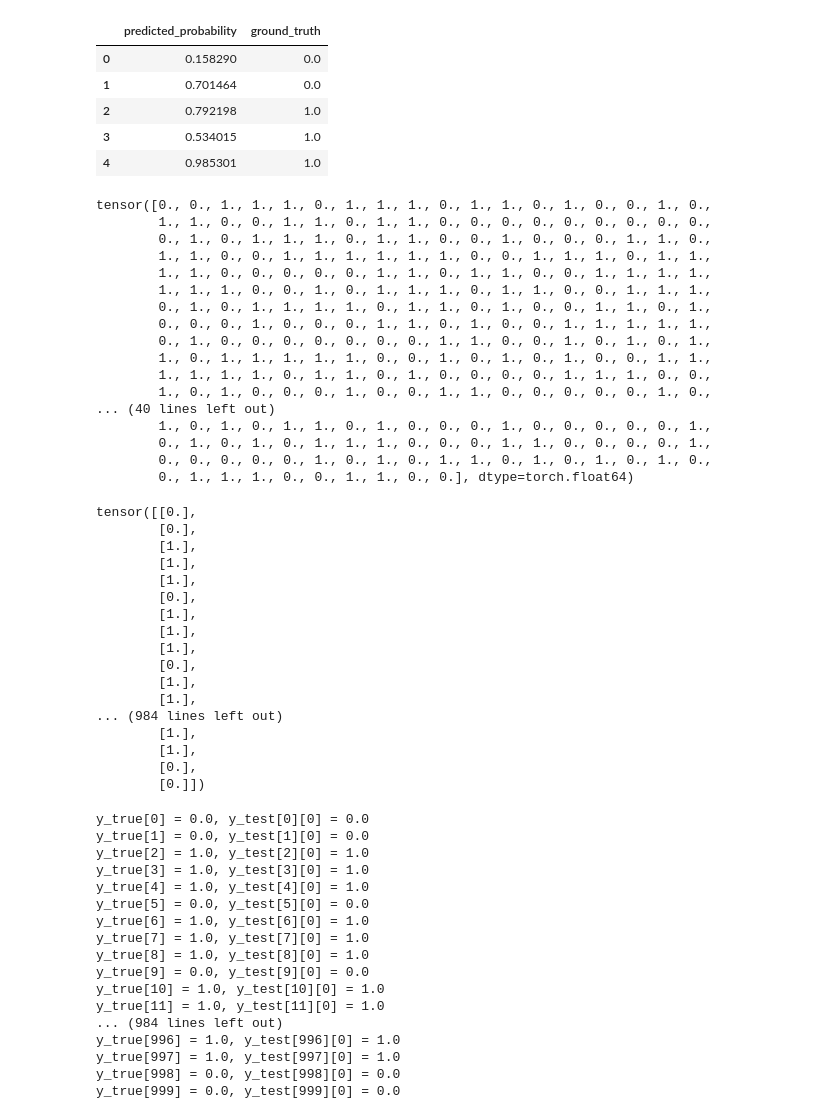
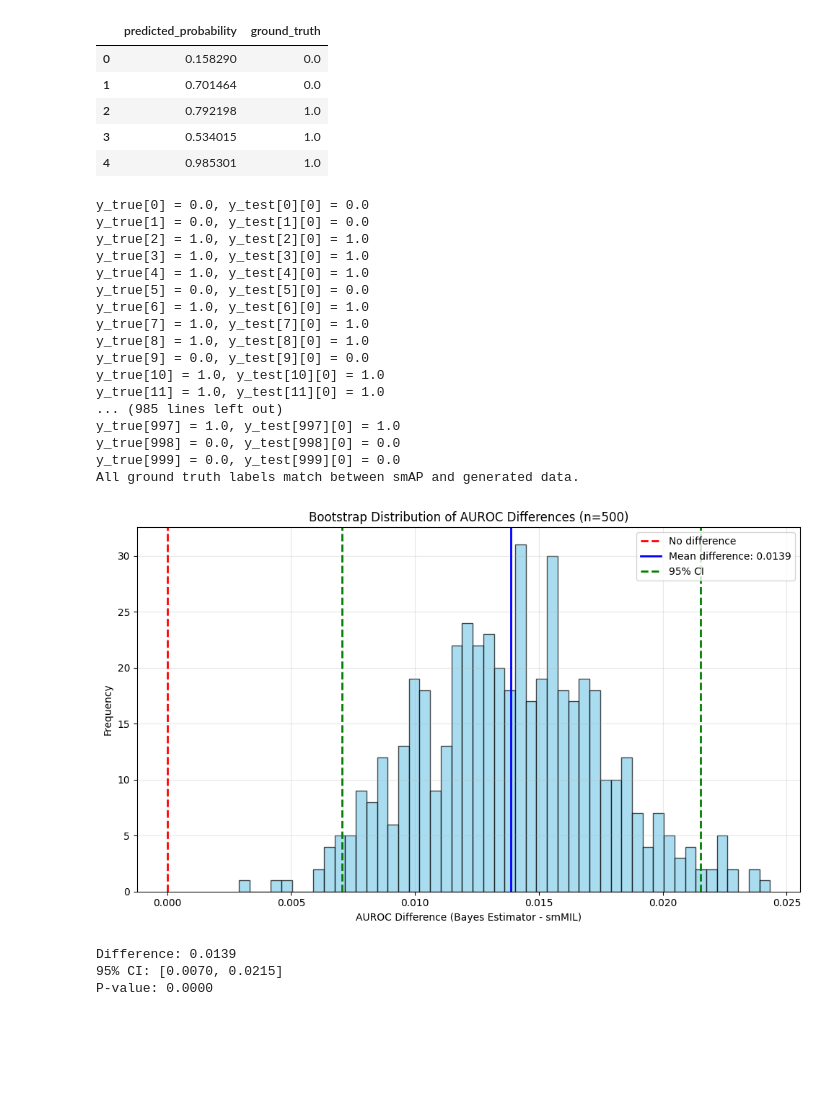
Before and after one commit to loevlie/pooling, a Jupyter notebook: notebooks/bootstrap.ipynb, the cells around one changed output. Drawn from its saved outputs; the diff is of its cells as text; code cells hidden in the pictures; blank space fills up the shorter version.

```diff
--- a/notebooks/bootstrap.ipynb
+++ b/notebooks/bootstrap.ipynb
@@ -54,51 +54,13 @@ smAP_df.head()
 # %%
 smAP_predictions = torch.tensor(smAP_df['predicted_probability'].values)
 y_true = torch.tensor(smAP_df['ground_truth'].values)
-# %%
-y_true
-# %% [output]
-tensor([0., 0., 1., 1., 1., 0., 1., 1., 1., 0., 1., 1., 0., 1., 0., 0., 1., 0.,
-        1., 1., 0., 0., 1., 1., 0., 1., 1., 0., 0., 0., 0., 0., 0., 0., 0., 0.,
-        0., 1., 0., 1., 1., 1., 0., 1., 1., 0., 0., 1., 0., 0., 0., 1., 1., 0.,
-        1., 1., 0., 0., 1., 1., 1., 1., 1., 1., 0., 0., 1., 1., 1., 0., 1., 1.,
-        1., 1., 0., 0., 0., 0., 0., 1., 1., 0., 1., 1., 0., 0., 1., 1., 1., 1.,
-        1., 1., 1., 0., 0., 1., 0., 1., 1., 1., 0., 1., 1., 0., 0., 1., 1., 1.,
-        0., 1., 0., 1., 1., 1., 1., 0., 1., 1., 0., 1., 0., 0., 1., 1., 0., 1.,
-        0., 0., 0., 1., 0., 0., 0., 1., 1., 0., 1., 0., 0., 1., 1., 1., 1., 1.,
-        0., 1., 0., 0., 0., 0., 0., 0., 0., 1., 1., 0., 0., 1., 0., 1., 0., 1.,
-        1., 0., 1., 1., 1., 1., 1., 0., 0., 1., 0., 1., 0., 1., 0., 0., 1., 1.,
-        1., 1., 1., 1., 0., 1., 1., 0., 1., 0., 0., 0., 0., 1., 1., 1., 0., 0.,
-        1., 0., 1., 0., 0., 0., 1., 0., 0., 1., 1., 0., 0., 0., 0., 0., 1., 0.,
-... (40 lines left out)
-        1., 0., 1., 0., 1., 1., 0., 1., 0., 0., 0., 1., 0., 0., 0., 0., 0., 1.,
-        0., 1., 0., 1., 0., 1., 1., 1., 0., 0., 0., 1., 1., 0., 0., 0., 0., 1.,
-        0., 0., 0., 0., 0., 1., 0., 1., 0., 1., 1., 0., 1., 0., 1., 0., 1., 0.,
-        0., 1., 1., 1., 0., 0., 1., 1., 0., 0.], dtype=torch.float64)
-# %%
-y_test
-# %% [output]
-tensor([[0.],
-        [0.],
-        [1.],
-        [1.],
-        [1.],
-        [0.],
-        [1.],
-        [1.],
-        [1.],
-        [0.],
-        [1.],
-        [1.],
-... (984 lines left out)
-        [1.],
-        [1.],
-        [0.],
-        [0.]])
 # %%
 # make sure y_true is the same as y_test
 for i in range(len(y_true)):
     print(f"y_true[{i}] = {y_true[i]}, y_test[{i}][0] = {y_test[i][0]}")
     assert y_true[i] == y_test[i][0]
+
+print(f"All ground truth labels match between smAP and generated data.")
 # %% [output]
 y_true[0] = 0.0, y_test[0][0] = 0.0
 y_true[1] = 0.0, y_test[1][0] = 0.0
@@ -112,11 +74,11 @@ y_true[8] = 1.0, y_test[8][0] = 1.0
 y_true[9] = 0.0, y_test[9][0] = 0.0
 y_true[10] = 1.0, y_test[10][0] = 1.0
 y_true[11] = 1.0, y_test[11][0] = 1.0
-... (984 lines left out)
-y_true[996] = 1.0, y_test[996][0] = 1.0
+... (985 lines left out)
 y_true[997] = 1.0, y_test[997][0] = 1.0
 y_true[998] = 0.0, y_test[998][0] = 0.0
 y_true[999] = 0.0, y_test[999][0] = 0.0
+All ground truth labels match between smAP and generated data.
 # %%
 import torch
 import torchmetrics
@@ -124,12 +86,11 @@ import numpy as np
 import matplotlib.pyplot as plt
 
 def paired_bootstrap_test(y_true, y_pred1, y_pred2, n_bootstrap=500, alpha=0.05,
-                          label1="Bayes Estimator", label2="smAP", plot=True, seed=None):
+                          label1="Bayes Estimator", label2="smAP", plot=True, seed=42):
 
     # Set random seed for reproducibility
-    if seed is not None:
-        torch.manual_seed(seed)
-        np.random.seed(seed)
+    torch.manual_seed(seed)
+    np.random.seed(seed)
 
     n_samples = len(y_true)
     differences = []
@@ -160,9 +121,6 @@ def paired_bootstrap_test(y_true, y_pred1, y_pred2, n_bootstrap=500, alpha=0.05,
     # P-value (two-tailed): proportion of bootstrap samples where difference has opposite sign
     p_value = np.mean(differences * original_diff < 0) * 2
 
-    # Count how many bootstrap samples had opposite sign (for debugging)
-    n_opposite_sign = np.sum(differences * original_diff < 0)
-
     results = {
         'original_difference': original_diff,
         'mean_difference': np.mean(differences),
@@ -170,46 +128,38 @@ def paired_bootstrap_test(y_true, y_pred1, y_pred2, n_bootstrap=500, alpha=0.05,
         'ci_lower': ci_lower,
         'ci_upper': ci_upper,
         'p_value': min(p_value, 1.0),  # Cap at 1.0
-        'significant': ci_lower > 0 or ci_upper < 0,
-        'n_opposite_sign': n_opposite_sign  # Added for debugging
+        'significant': ci_lower > 0 or ci_upper < 0
     }
 
     # Plot histogram
     if plot:
         plt.figure(figsize=(10, 6))
         plt.hist(differences, bins=50, alpha=0.7, edgecolor='black', color='skyblue')
         plt.axvline(0, color='red', linestyle='--', linewidth=2, label='No difference')
         plt.axvline(np.mean(differences), color='blue', linestyle='-', linewidth=2,
                     label=f'Mean difference: {np.mean(differences):.4f}')
         plt.axvline(ci_lower, color='green', linestyle='--', linewidth=2, label='95% CI')
         plt.axvline(ci_upper, color='green', linestyle='--', linewidth=2)
 
         plt.xlabel(f'AUROC Difference ({label1} - {label2})')
         plt.ylabel('Frequency')
         plt.title(f'Bootstrap Distribution of AUROC Differences (n={n_bootstrap})')
         plt.legend()
         plt.grid(alpha=0.3)
 
-        # Add text box with results
-        textstr = f'Mean diff: {results["mean_difference"]:.4f}\n'
-        textstr += f'95% CI: [{ci_lower:.4f}, {ci_upper:.4f}]\n'
-        textstr += f'P-value: {results["p_value"]:.4f}\n'
-        textstr += f'Significant: {results["significant"]}\n'
-        textstr += f'Opposite sign: {n_opposite_sign}/{n_bootstrap}'
-        props = dict(boxstyle='round', facecolor='wheat', alpha=0.5)
-        plt.text(0.02, 0.98, textstr, transform=plt.gca().transAxes, fontsize=10,
-                verticalalignment='top', bbox=props)
-
         plt.tight_layout()
         plt.show()
 
     return results
 
-# Example usage with seed for reproducibility
+# Example usage
 results = paired_bootstrap_test(y_true, bayes_proba, smAP_predictions,
-                                label1="Bayes Estimator", label2="smMIL", seed=42)
+                                label1="Bayes Estimator", label2="smMIL", seed=2)
 print(f"Difference: {results['original_difference']:.4f}")
 print(f"95% CI: [{results['ci_lower']:.4f}, {results['ci_upper']:.4f}]")
 print(f"P-value: {results['p_value']:.4f}")
-print(f"Bootstrap samples with opposite sign: {results['n_opposite_sign']}/{500}")
-#print(f"Significant: {results['significant']}")
+# %% [output]
+[figure, added]
+Difference: 0.0139
+95% CI: [0.0070, 0.0215]
+P-value: 0.0000
```
Also changed, not shown: 3 other files.
